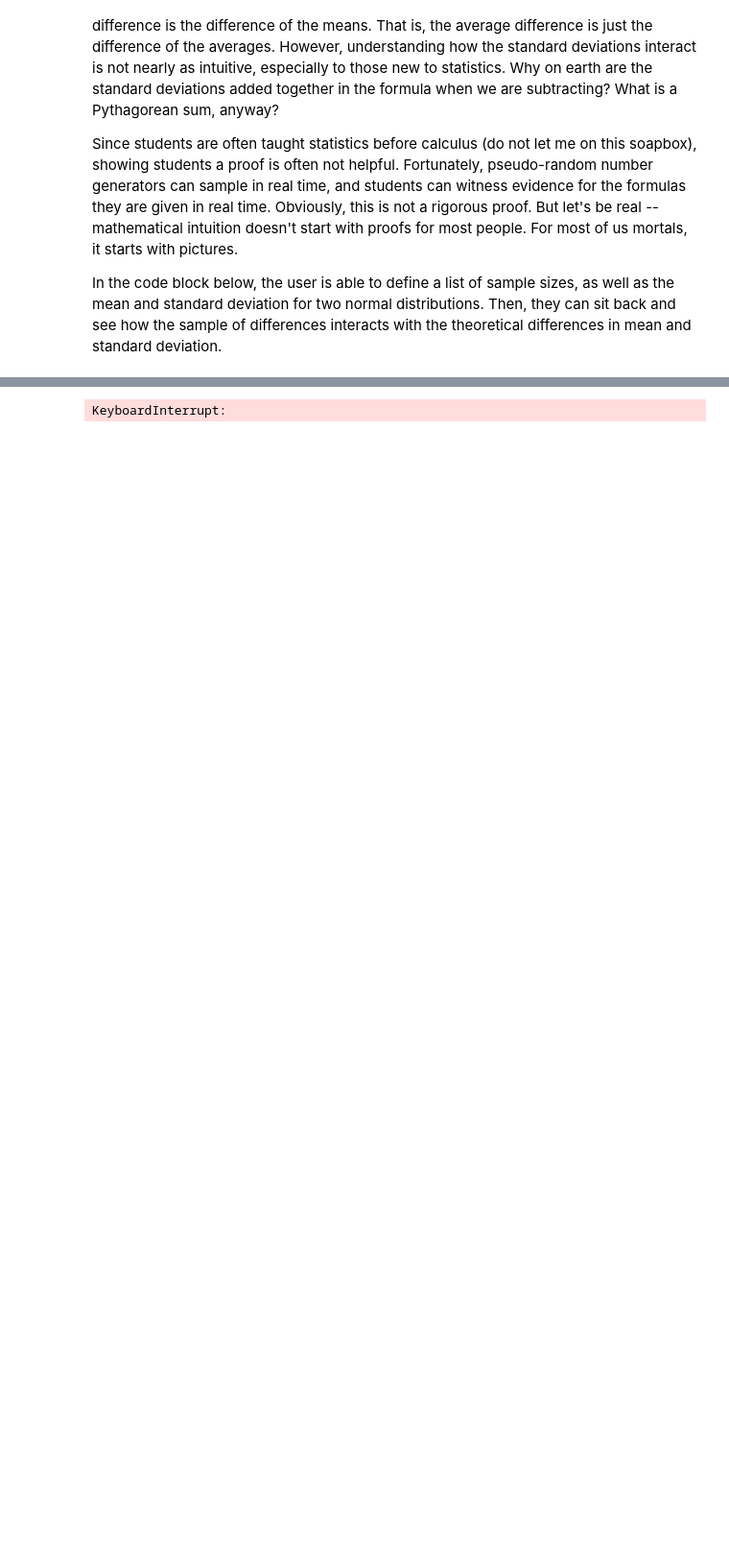
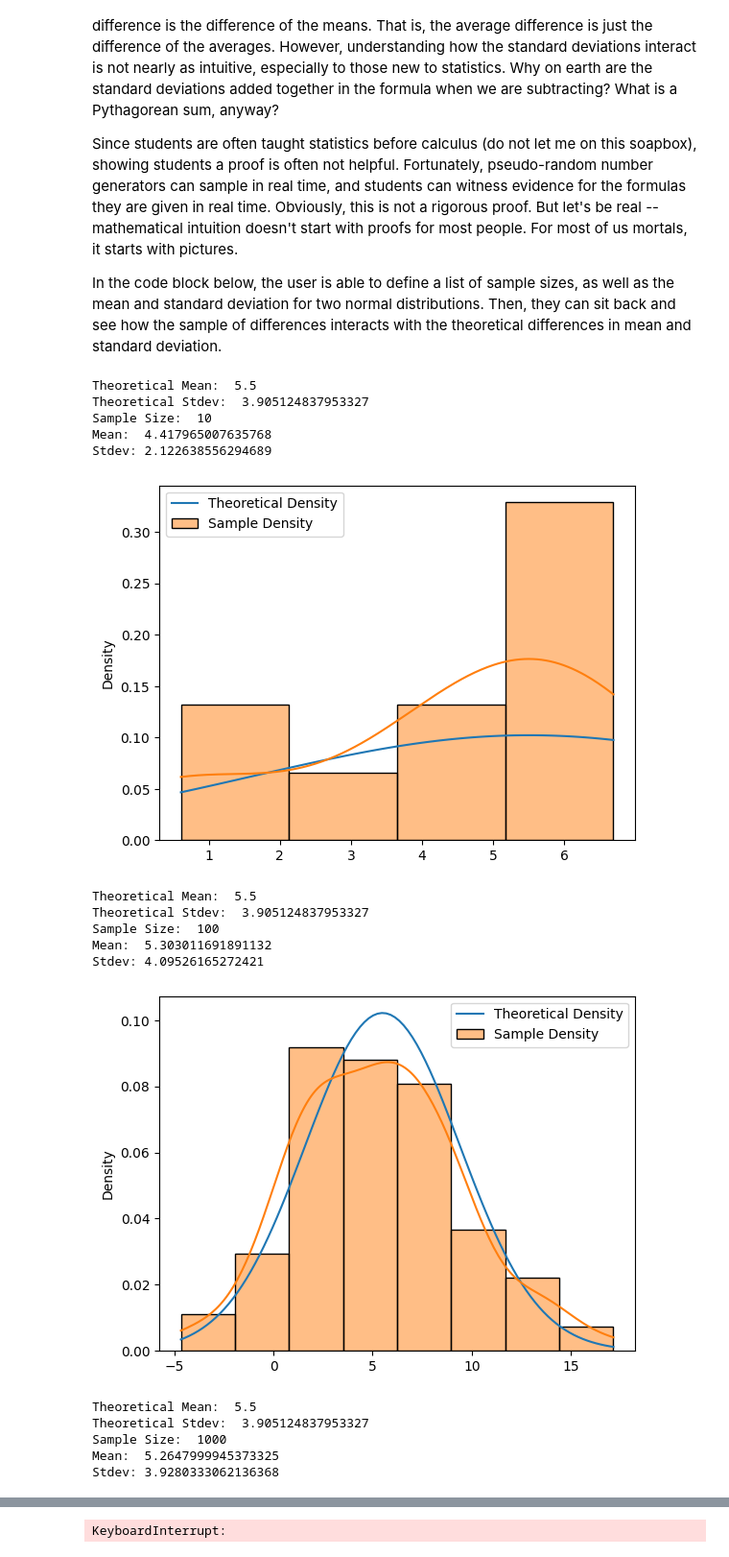
Before and after one commit to aaronjkeeney/Fun-Statistics-Questions, a Jupyter notebook: Subtract_Norm_Dist.ipynb, the cells around one changed output, grey strips where cells are left out. Shown at 96% size. Saved outputs shown, nothing was run; the diff lists cells and outputs as text; code cells hidden in the pictures; blank space fills up the shorter version.

Commit message:
Added a static visualization for better rendering on GitHub.

```diff
--- a/Subtract_Norm_Dist.ipynb
+++ b/Subtract_Norm_Dist.ipynb
@@ -18,3 +18,60 @@ import math
 from scipy.stats import norm
 import time
 from IPython.display import clear_output
+# %%
+# This is a static version of the animated display that follows
+# Shows an apporximation of what you will see in the animation that follows
+
+# Define the sample sizes you want to cycle through
+sample_sizes = [10, 100, 1000, 10000, 100000, 1000000]
+
+# Define the means and standard deviations for your two distributions
+mean_1, sd_1 = 70, 3
+mean_2, sd_2 = 64.5, 2.5
+
+# Create a new figure
+plt.figure()
+
+for sample_size in sample_sizes:
+        # Generate data points for the two distributions
+        data_points_1 = np.random.normal(mean_1, sd_1, size=sample_size)
+        data_points_2 = np.random.normal(mean_2, sd_2, size=sample_size)
+
+        # Calculate the differences between the two distributions
+        differences = [(data_points_1[i] - data_points_2[i]) for i in range(len(data_points_1))]
+
+        # Print the mean and standard deviation of the differences
+        print('Theoretical Mean: ', mean_1 - mean_2)
+        print('Theoretical Stdev: ', math.sqrt(sd_1**2 + sd_2**2))
+        print('Sample Size: ', sample_size)
+        print('Mean: ', np.mean(differences))
+        print('Stdev:', np.std(differences))
+
+        # Plot the density of the differences
+        x_axis = np.linspace(min(differences), max(differences), 100)
+        plt.plot(x_axis, norm.pdf(x_axis, mean_1 - mean_2, math.sqrt(sd_1**2 + sd_2**2)), label='Theoretical Density')
+        sns.histplot(data=differences, stat='density', bins = 2 * math.floor(len(differences) ** (1/3)), kde=True, color='tab:orange', label='Sample Density')
+
+        # Add a legend
+        plt.legend()
+
+        # Show the plot
+        plt.show()
+# %% [output]
+Theoretical Mean:  5.5
+Theoretical Stdev:  3.905124837953327
+Sample Size:  10
+Mean:  4.417965007635768
+Stdev: 2.122638556294689
+[figure, added]
+Theoretical Mean:  5.5
+Theoretical Stdev:  3.905124837953327
+Sample Size:  100
+Mean:  5.303011691891132
+Stdev: 4.09526165272421
+[figure, added]
+Theoretical Mean:  5.5
+Theoretical Stdev:  3.905124837953327
+Sample Size:  1000
+Mean:  5.2647999945373325
+Stdev: 3.9280333062136368
```
Also changed, not shown: parts of 1 cell of this notebook.
